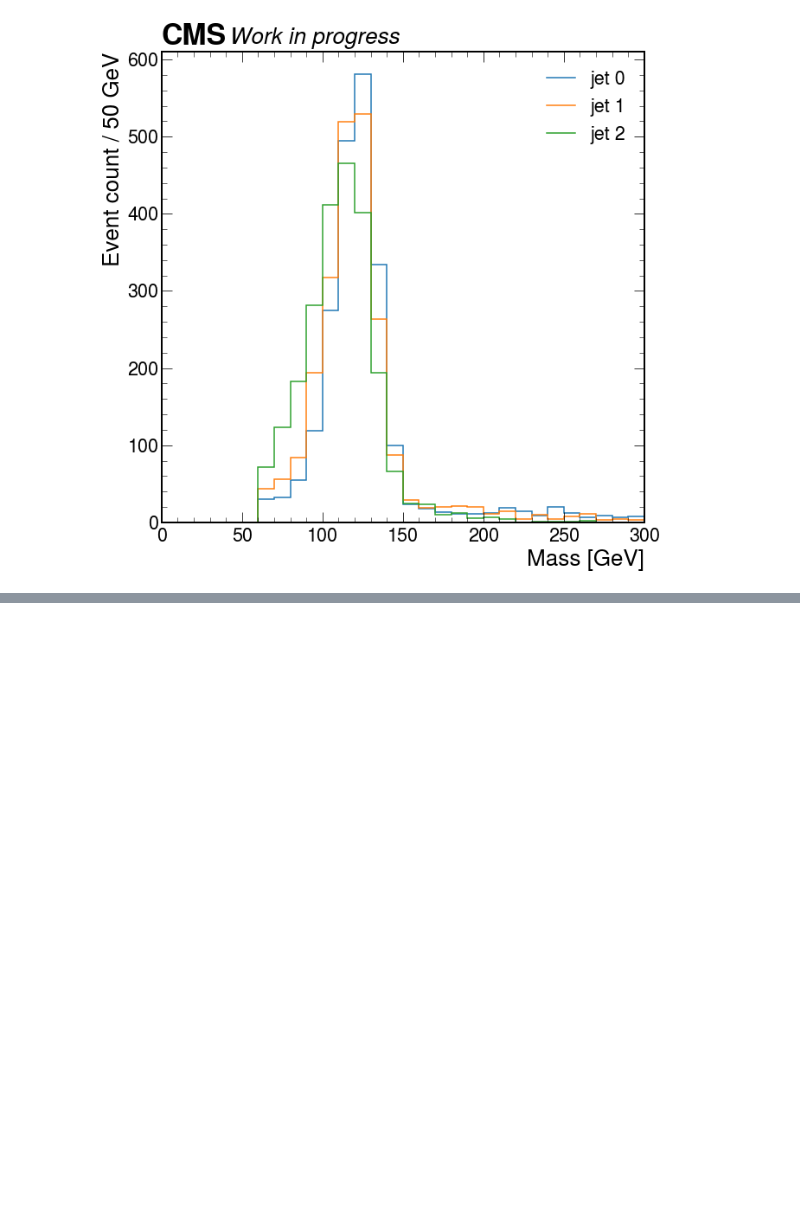
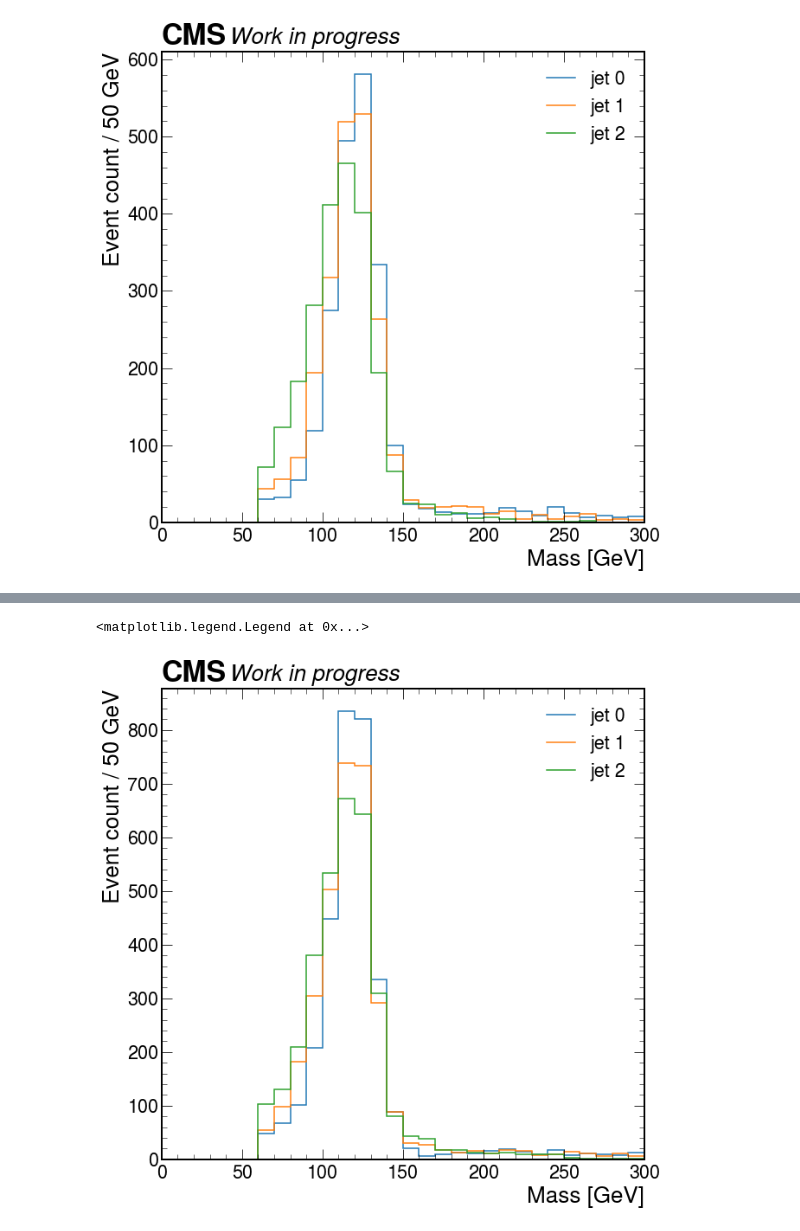
Before and after one commit to mroguljic/H3PO_Autumn, a Jupyter notebook: notebooks/Single_jets.ipynb, the cells around one changed output, grey strips where cells are left out. Drawn from its saved outputs; the diff is of its cells as text; code cells hidden in the pictures; blank space fills up the shorter version.

```diff
--- a/notebooks/Single_jets.ipynb
+++ b/notebooks/Single_jets.ipynb
@@ -100,0 +125,65 @@ Warning in <TCanvas::Constructor>: Deleting canvas with same name: c
+# %%
+testFileName = "/STORE/ferencek/TRSM_XToHY_6b/2017/13TeV/NANOAOD/TRSM_XToHY_6b_M3_2800_M2_1500_NANOAOD.root"
+#2800 1500
+f = r.TFile.Open(testFileName)
+tree = f.Get("Events")
+
+jet0Masses = r.TH1F("jet0m","",300,0,3000)
+jet1Masses = r.TH1F("jet1m","",300,0,3000)
+jet2Masses = r.TH1F("jet2m","",300,0,3000)
+
+nEvts = tree.GetEntriesFast()
+
+for i in range(nEvts):
+    tree.GetEvent(i)
+
+
+    if tree.nFatJet<3:
+        continue
+
+    pts     = tree.FatJet_pt
+    etas    = tree.FatJet_eta
+    phis    = tree.FatJet_phi
+    masses  = tree.FatJet_msoftdrop
+
+    jet0Flag = pts[0]>250 and abs(etas[0])<2.5 and masses[0]>60
+    jet1Flag = pts[1]>250 and abs(etas[1])<2.5 and masses[1]>60
+    jet2Flag = pts[2]>250 and abs(etas[2])<2.5 and masses[2]>60
+
+    if not (jet0Flag and jet1Flag and jet2Flag):
+        continue
+
+    jet0 = r.TLorentzVector()
+    jet0.SetPtEtaPhiM(pts[0],etas[0],phis[0],masses[0])
+
+    jet1 = r.TLorentzVector()
+    jet1.SetPtEtaPhiM(pts[1],etas[1],phis[1],masses[1])
+
+    jet2 = r.TLorentzVector()
+    jet2.SetPtEtaPhiM(pts[2],etas[2],phis[2],masses[2])
+
+
+    jet0Masses.Fill(jet0.M())
+    jet1Masses.Fill(jet1.M())
+    jet2Masses.Fill(jet2.M())
+
+plt.style.use([hep.style.CMS])
+
+jet0, edges = hist2array(jet0Masses,return_edges=True)
+jet1, edges = hist2array(jet1Masses,return_edges=True)
+jet2, edges = hist2array(jet2Masses,return_edges=True)
+
+edges = edges[0]
+
+hep.histplot([jet0,jet1,jet2],edges,label=["jet 0","jet 1","jet 2"],stack=False)
+
+hep.cms.text("Work in progress",loc=0)
+plt.ylabel("Event count / 50 GeV",horizontalalignment='right', y=1.0)
+plt.xlabel("Mass [GeV]",horizontalalignment='right', x=1.0)
+plt.xlim([0, 300])
+plt.legend(loc='best')
+
+#gauss_fit(jet0, edges, [600, 120, 4])
+# %% [output]
+<matplotlib.legend.Legend at 0x...>
+[figure, added]
```
Also changed, not shown: parts of 16 cells of this notebook.
